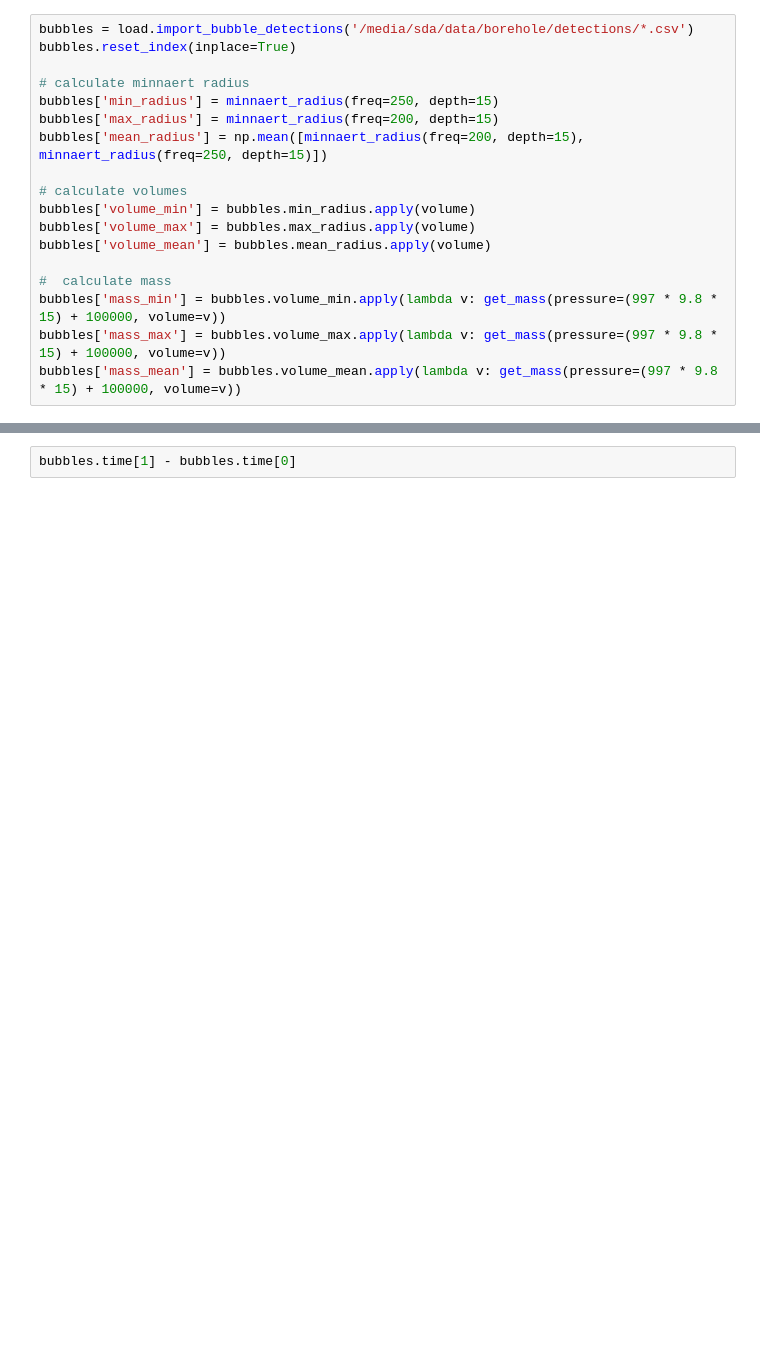
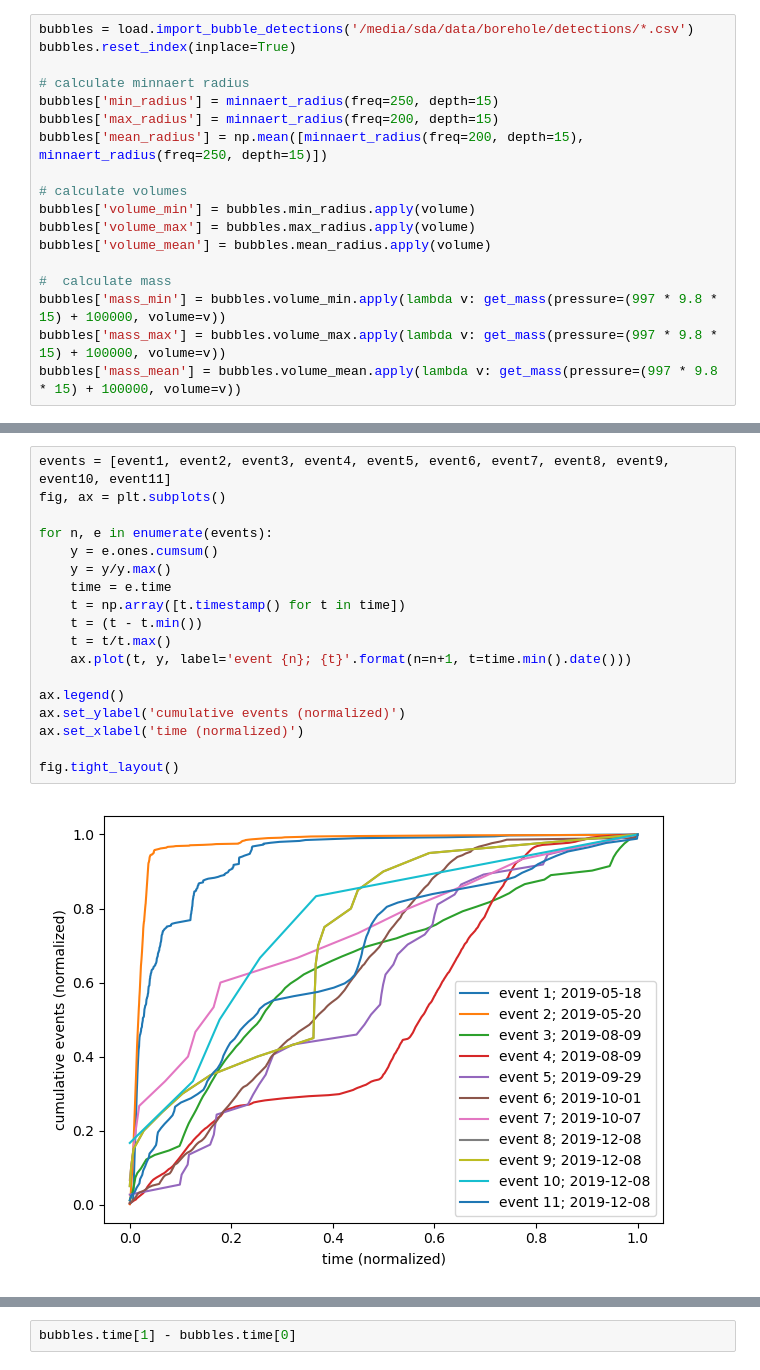
Before and after one commit to SerpRateAI/BubblePaper, a Jupyter notebook: FINAL-PLOTS-PAPER-supplemental.ipynb, the cells around one changed output, grey strips where cells are left out. Drawn from its saved outputs; the diff is of its cells as text; blank space fills up the shorter version.

```diff
--- a/FINAL-PLOTS-PAPER-supplemental.ipynb
+++ b/FINAL-PLOTS-PAPER-supplemental.ipynb
@@ -100,0 +122,20 @@ bubbles['mass_mean'] = bubbles.volume_mean.apply(lambda v: get_mass(pressure=(99
+# %%
+events = [event1, event2, event3, event4, event5, event6, event7, event8, event9, event10, event11]
+fig, ax = plt.subplots()
+
+for n, e in enumerate(events):
+    y = e.ones.cumsum()
+    y = y/y.max()
+    time = e.time
+    t = np.array([t.timestamp() for t in time])
+    t = (t - t.min())
+    t = t/t.max()
+    ax.plot(t, y, label='event {n}; {t}'.format(n=n+1, t=time.min().date()))
+
+ax.legend()
+ax.set_ylabel('cumulative events (normalized)')
+ax.set_xlabel('time (normalized)')
+
+fig.tight_layout()
+# %% [output]
+[figure, added]
```
Also changed, not shown: parts of 14 cells of this notebook, 1 other file.
